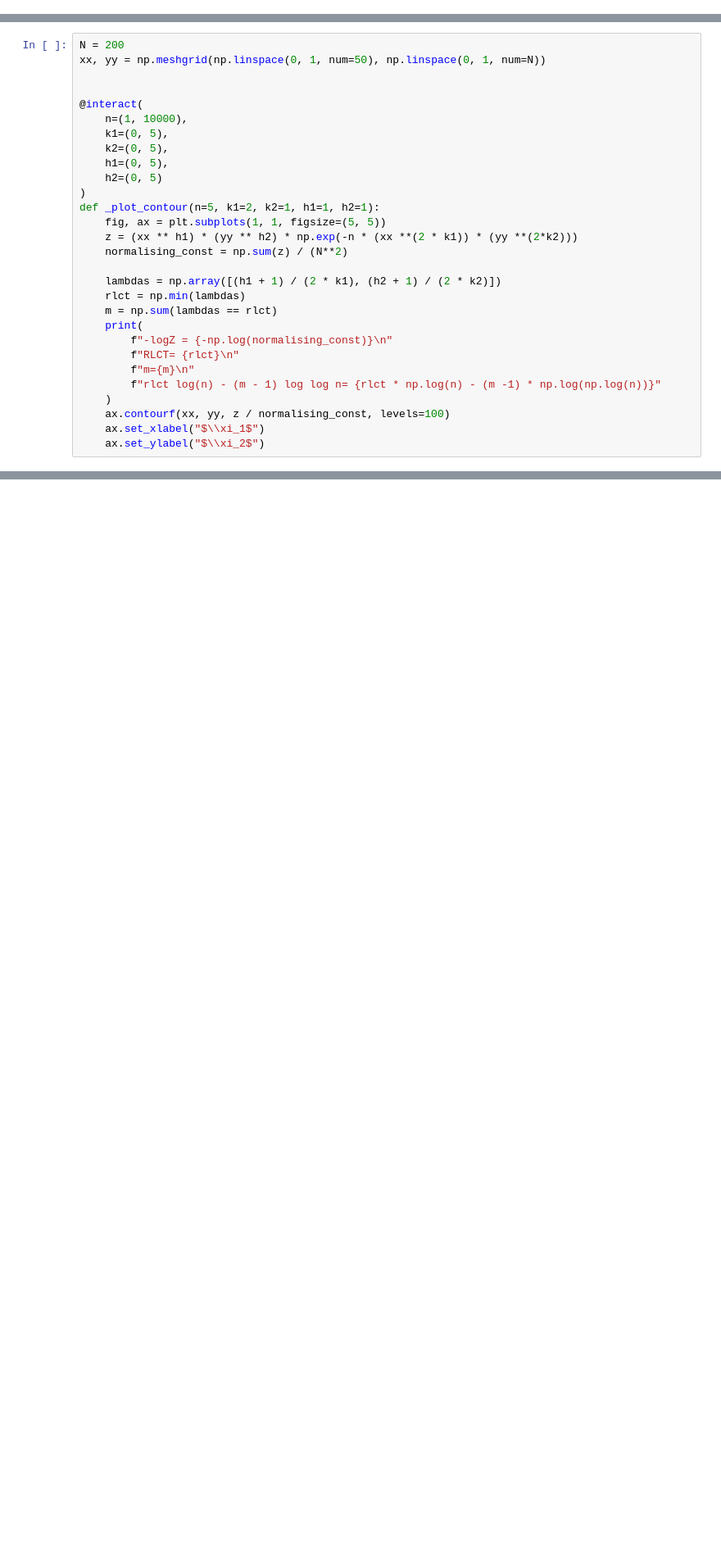
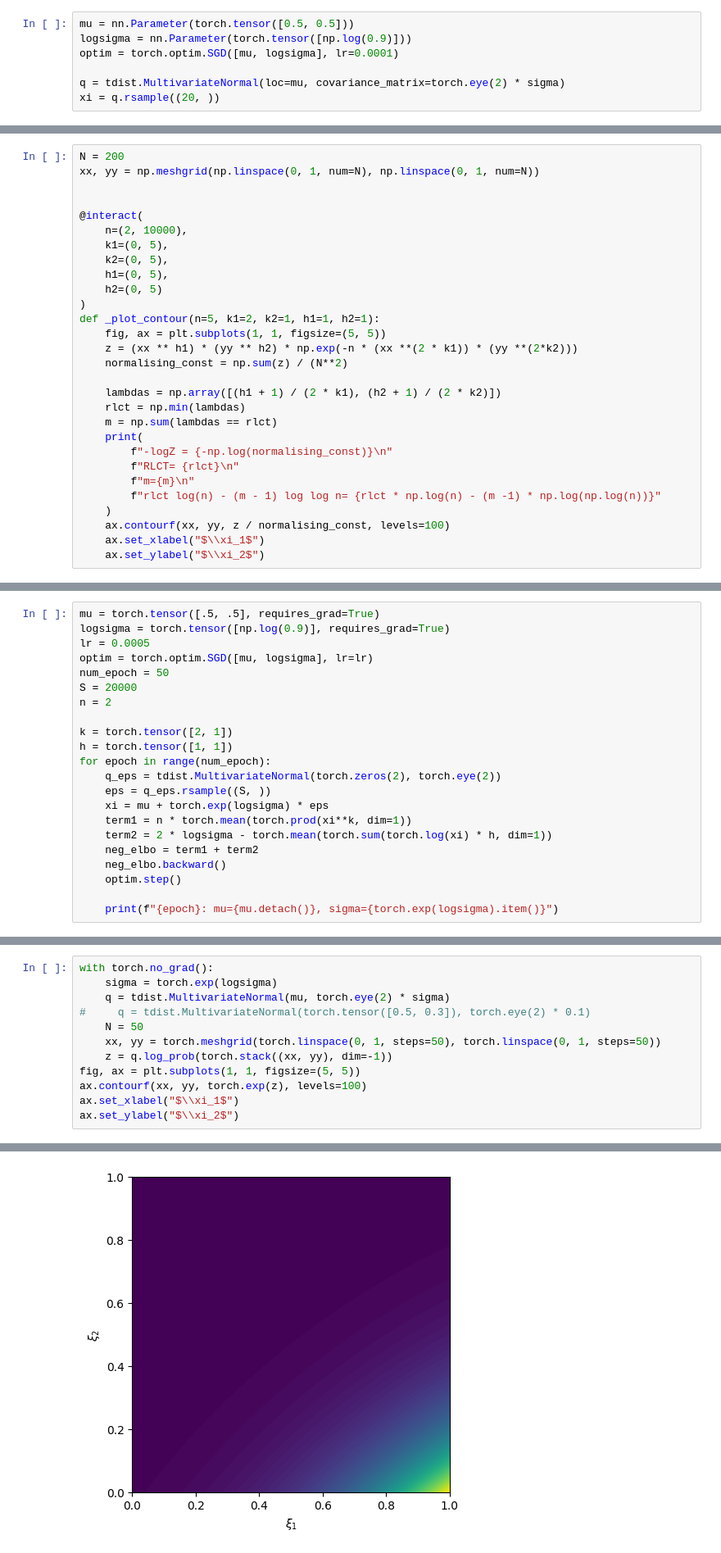
Before and after one commit to edmundlth/variational-approximation-for-singular-models, a Jupyter notebook: notebooks/Untitled.ipynb, the cells around one changed output, grey strips where cells are left out. Shown at 82% size. Saved outputs shown, nothing was run; the diff lists cells and outputs as text; blank space fills up the shorter version.

```diff
--- a/notebooks/Untitled.ipynb
+++ b/notebooks/Untitled.ipynb
@@ -10,0 +98,7 @@ from ipywidgets import interact
+# %%
+mu = nn.Parameter(torch.tensor([0.5, 0.5]))
+logsigma = nn.Parameter(torch.tensor([np.log(0.9)]))
+optim = torch.optim.SGD([mu, logsigma], lr=0.0001)
+
+q = tdist.MultivariateNormal(loc=mu, covariance_matrix=torch.eye(2) * sigma)
+xi = q.rsample((20, ))
@@ -18,11 +135,11 @@ $$
 The posterior contours would look like the following:
 # %%
 N = 200
-xx, yy = np.meshgrid(np.linspace(0, 1, num=50), np.linspace(0, 1, num=N))
+xx, yy = np.meshgrid(np.linspace(0, 1, num=N), np.linspace(0, 1, num=N))
 
 
 @interact(
-    n=(1, 10000),
+    n=(2, 10000),
     k1=(0, 5),
     k2=(0, 5),
     h1=(0, 5),
@@ -55,0 +201,22 @@ $$
+# %%
+mu = torch.tensor([.5, .5], requires_grad=True)
+logsigma = torch.tensor([np.log(0.9)], requires_grad=True)
+lr = 0.0005
+optim = torch.optim.SGD([mu, logsigma], lr=lr)
+num_epoch = 50
+S = 20000
+n = 2
+
+k = torch.tensor([2, 1])
+h = torch.tensor([1, 1])
+for epoch in range(num_epoch):
+    q_eps = tdist.MultivariateNormal(torch.zeros(2), torch.eye(2))
+    eps = q_eps.rsample((S, ))
+    xi = mu + torch.exp(logsigma) * eps
+    term1 = n * torch.mean(torch.prod(xi**k, dim=1))
+    term2 = 2 * logsigma - torch.mean(torch.sum(torch.log(xi) * h, dim=1))
+    neg_elbo = term1 + term2
+    neg_elbo.backward()
+    optim.step()
+
+    print(f"{epoch}: mu={mu.detach()}, sigma={torch.exp(logsigma).item()}")
@@ -55,0 +241,13 @@ $$
+# %%
+with torch.no_grad():
+    sigma = torch.exp(logsigma)
+    q = tdist.MultivariateNormal(mu, torch.eye(2) * sigma)
+#     q = tdist.MultivariateNormal(torch.tensor([0.5, 0.3]), torch.eye(2) * 0.1)
+    N = 50
+    xx, yy = torch.meshgrid(torch.linspace(0, 1, steps=50), torch.linspace(0, 1, steps=50))
+    z = q.log_prob(torch.stack((xx, yy), dim=-1))
+fig, ax = plt.subplots(1, 1, figsize=(5, 5))
+ax.contourf(xx, yy, torch.exp(z), levels=100)
+ax.set_xlabel("$\\xi_1$")
+ax.set_ylabel("$\\xi_2$")
+# %% [output]
@@ -55,0 +255 @@ $$
+[figure, added]
```
Also changed, not shown: parts of 12 cells of this notebook.
